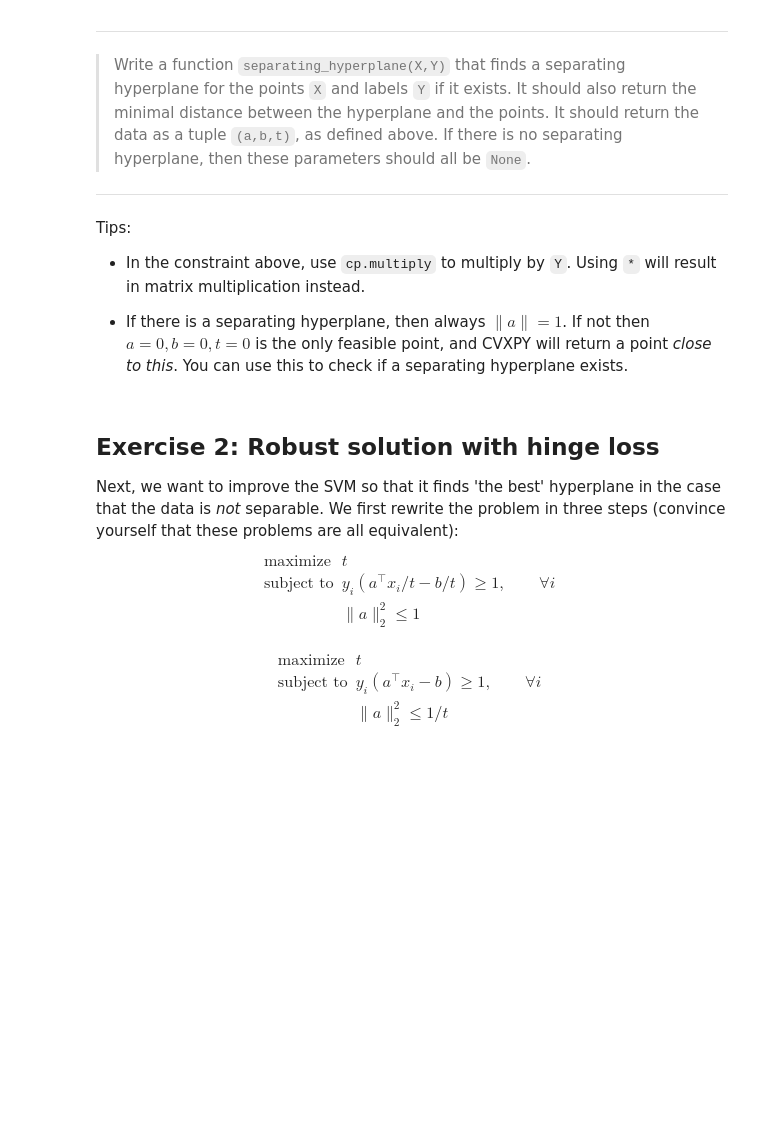
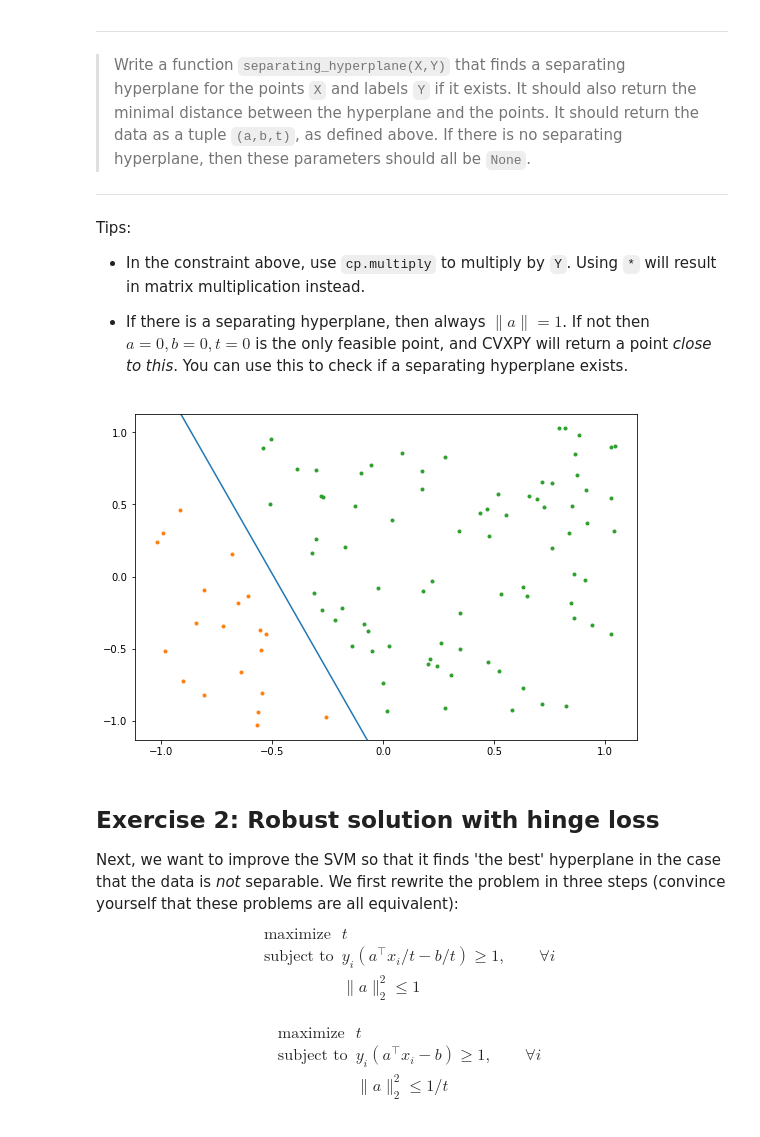
Before and after one commit to anhnguyendepocen/optimization-II-2021, a Jupyter notebook: notebooks/week9.ipynb, the cells around one changed output. Saved outputs shown, nothing was run; the diff lists cells and outputs as text; code cells hidden in the pictures; blank space fills up the shorter version.

Commit message:
solutions week9

```diff
--- a/notebooks/week9.ipynb
+++ b/notebooks/week9.ipynb
@@ -98,18 +99,34 @@ def plot_separating_hyperplane2D(X, Y, a, b):
 # %%
 def separating_hyperplane(X, Y):
     n, N = X.shape
 
-    # ENTER YOUR CODE HERE
+    # BEGIN SOLUTION
+    a = cp.Variable(n)
+    b = cp.Variable()
+    t = cp.Variable(pos=True)
 
+    objective = cp.Maximize(t)
+    constraints = [cp.multiply(Y, (a @ X - b)) >= t, cp.norm(a) ** 2 <= 1]
+
+    problem = cp.Problem(objective, constraints)
+    problem.solve()
+
+    if np.linalg.norm(a.value) > 0.5:
+        return a.value, b.value, t.value
+    else:
+        return None, None, None
+    # END SOLUTION
 
 
 a_true = np.array([1, 0.4])
 b_true = -0.5
 X, Y = gen_separable_data(a_true, b_true, separation_factor=0.1)
 
 a, b, t = separating_hyperplane(X, Y)
 
 plot_separating_hyperplane2D(X, Y, a, b)
+# %% [output]
+[figure, added]
 # %%
 def tests_1():
     np.random.seed(179)
```
Also changed, not shown: parts of 8 cells of this notebook.
